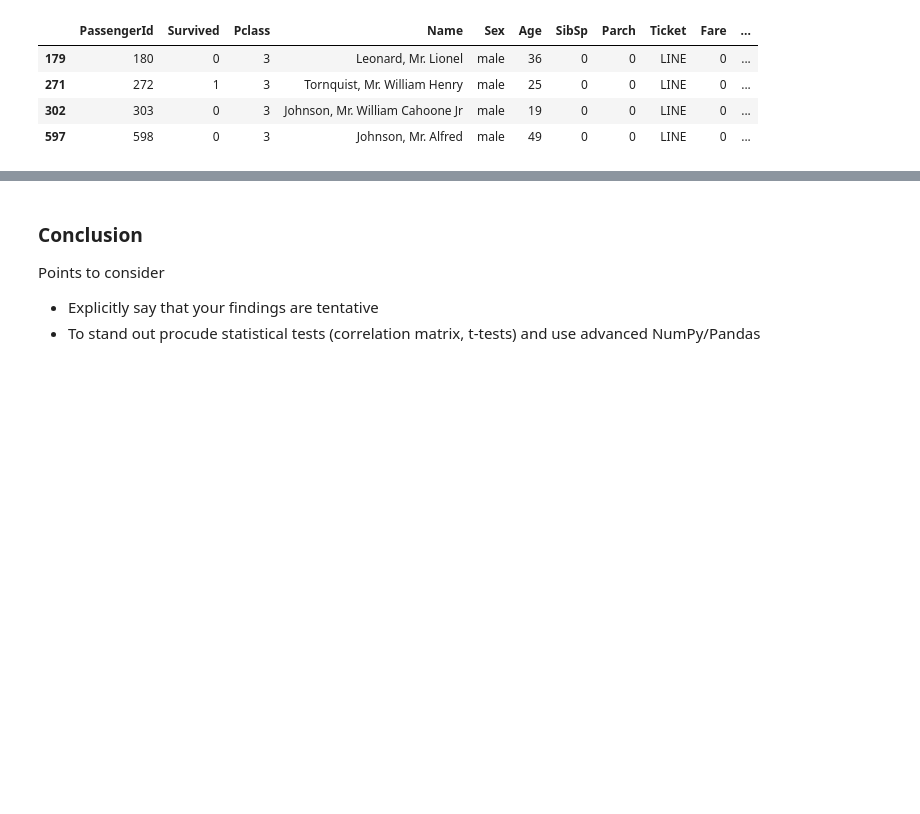
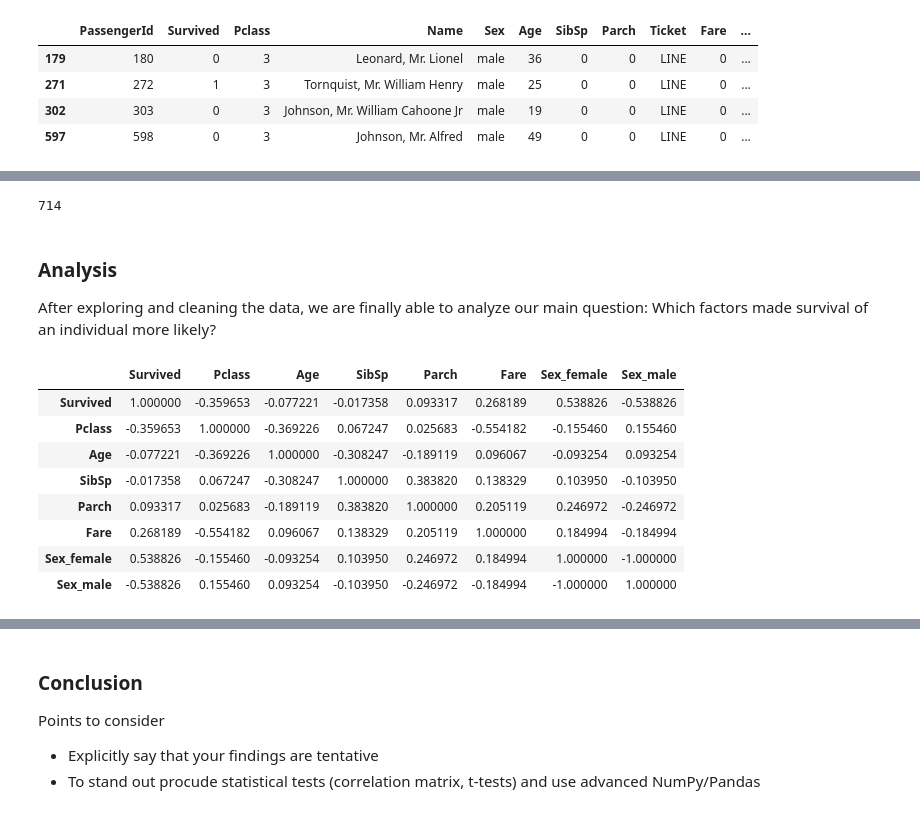
Before and after one commit to slangenbach/udacity-da-nanodegree, a Jupyter notebook: p2/P2_Analysis_and_Report.ipynb, the cells around one changed output, grey strips where cells are left out. Drawn from its saved outputs; the diff is of its cells as text; code cells hidden in the pictures; blank space fills up the shorter version.

```diff
--- a/p2/P2_Analysis_and_Report.ipynb
+++ b/p2/P2_Analysis_and_Report.ipynb
@@ -376,0 +429,22 @@ titanic.ix[titanic["Ticket"] == "LINE"]
+# %%
+# Print number of rows remaining after cleaning
+titanic_cleaned.shape[0]
+# %% [output]
+714
+# %% [markdown]
+### Analysis
+
+After exploring and cleaning the data, we are finally able to analyze our main question:
+Which factors made survival of an individual more likely?
+# %%
+titanic_cleaned.corr()
+# %% [output]
+|  | Survived | Pclass | Age | SibSp | Parch | Fare | Sex_female | Sex_male |
+| Survived | 1.000000 | -0.359653 | -0.077221 | -0.017358 | 0.093317 | 0.268189 | 0.538826 | -0.538826 |
+| Pclass | -0.359653 | 1.000000 | -0.369226 | 0.067247 | 0.025683 | -0.554182 | -0.155460 | 0.155460 |
+| Age | -0.077221 | -0.369226 | 1.000000 | -0.308247 | -0.189119 | 0.096067 | -0.093254 | 0.093254 |
+| SibSp | -0.017358 | 0.067247 | -0.308247 | 1.000000 | 0.383820 | 0.138329 | 0.103950 | -0.103950 |
+| Parch | 0.093317 | 0.025683 | -0.189119 | 0.383820 | 1.000000 | 0.205119 | 0.246972 | -0.246972 |
+| Fare | 0.268189 | -0.554182 | 0.096067 | 0.138329 | 0.205119 | 1.000000 | 0.184994 | -0.184994 |
+| Sex_female | 0.538826 | -0.155460 | -0.093254 | 0.103950 | 0.246972 | 0.184994 | 1.000000 | -1.000000 |
+| Sex_male | -0.538826 | 0.155460 | 0.093254 | -0.103950 | -0.246972 | -0.184994 | -1.000000 | 1.000000 |
```
Also changed, not shown: parts of 33 cells of this notebook.
